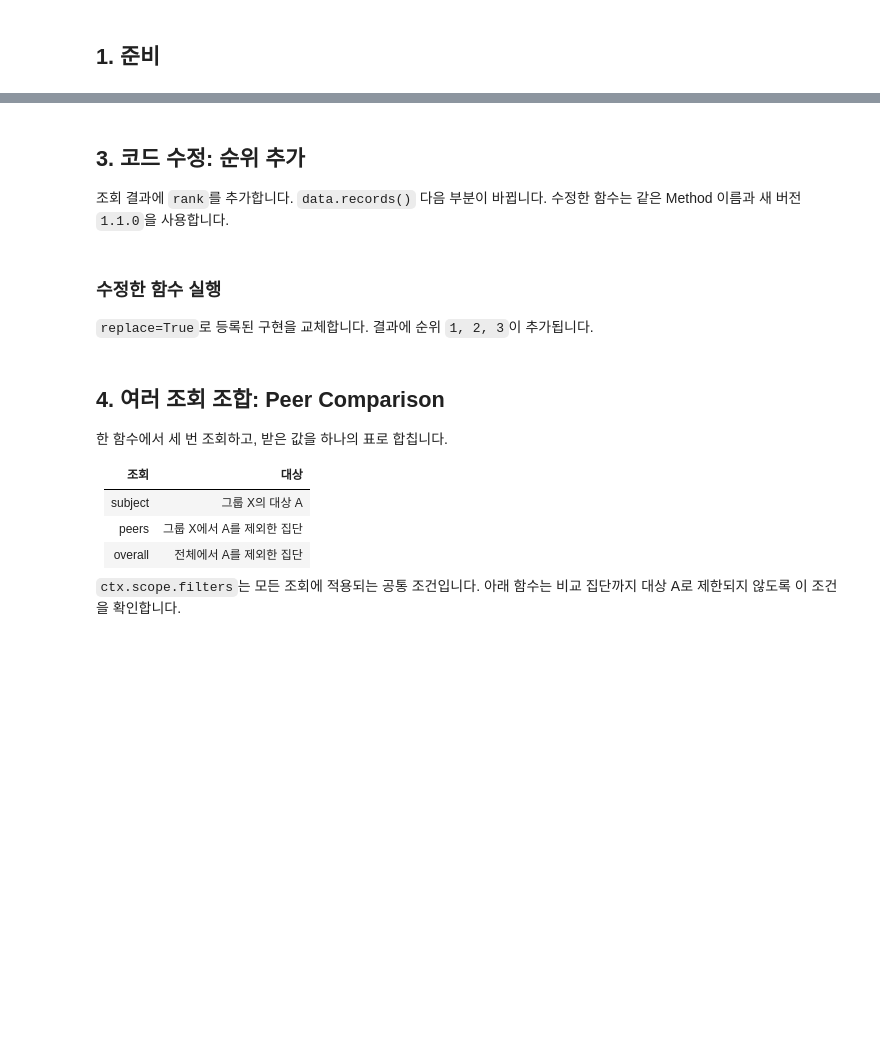
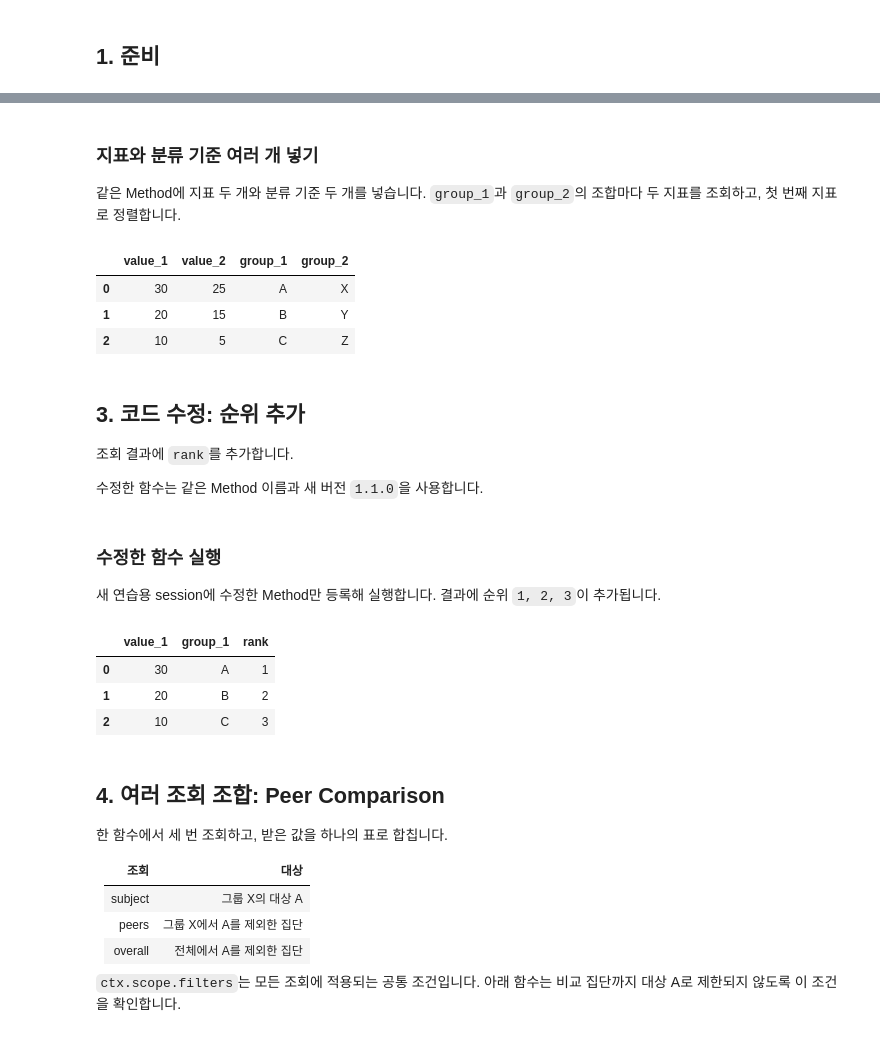
Before and after one commit to haechangcho/decision-layer, a Jupyter notebook: examples/methods/patterns/write_your_method.ko.ipynb, the cells around one changed output, grey strips where cells are left out. Saved outputs shown, nothing was run; the diff lists cells and outputs as text; code cells hidden in the pictures; blank space fills up the shorter version.

```diff
--- a/examples/methods/patterns/write_your_method.ko.ipynb
+++ b/examples/methods/patterns/write_your_method.ko.ipynb
@@ -116,6 +136,41 @@ show_table([
+# %% [markdown]
+### 지표와 분류 기준 여러 개 넣기
+
+같은 Method에 지표 두 개와 분류 기준 두 개를 넣습니다. `group_1`과 `group_2`의 조합마다 두 지표를 조회하고, 첫 번째 지표로 정렬합니다.
+# %%
+multi_session = await example_data.example_session("multi_group")
+multi_session.register(my_by_group)
+
+multi_trial = await multi_session.run(
+    my_by_group,
+    selected_measures=[
+        "cube://practice/observations/value",
+        "cube://practice/observations/before_value",
+    ],
+    group_by=[
+        "cube://practice/observations/group",
+        "cube://practice/observations/subject",
+    ],
+    scope=Scope(("2026-02-01", "2026-02-28"), "cube://practice/observations/date"),
+    limit=3,
+)
+
+assert multi_trial.result.status == "success"
+assert multi_trial.result.primary.data[0] == {
+    "value_1": 30, "value_2": 25, "group_1": "A", "group_2": "X",
+}
+show_table(multi_trial.result.primary.data)
+multi_session.close()
+# %% [output]
+|  | value_1 | value_2 | group_1 | group_2 |
+| 0 | 30 | 25 | A | X |
+| 1 | 20 | 15 | B | Y |
+| 2 | 10 | 5 | C | Z |
 # %% [markdown]
 ## 3. 코드 수정: 순위 추가
 
-조회 결과에 `rank`를 추가합니다. `data.records()` 다음 부분이 바뀝니다. 수정한 함수는 같은 Method 이름과 새 버전 `1.1.0`을 사용합니다.
+조회 결과에 `rank`를 추가합니다.
+
+수정한 함수는 같은 Method 이름과 새 버전 `1.1.0`을 사용합니다.
 # %%
 @method("workshop.by_group", version="1.1.0", interpretation="descriptive")
@@ -134,16 +189,15 @@ async def my_ranked_by_group(ctx, *, measure: Measure, group: Dimension,
 # %% [markdown]
 ### 수정한 함수 실행
 
-`replace=True`로 등록된 구현을 교체합니다. 결과에 순위 `1, 2, 3`이 추가됩니다.
+새 연습용 session에 수정한 Method만 등록해 실행합니다. 결과에 순위 `1, 2, 3`이 추가됩니다.
 # %%
 ranked_session = await example_data.example_session("by_group")
-ranked_session.register(my_by_group)
-ranked_session.register(my_ranked_by_group, replace=True)
+ranked_session.register(my_ranked_by_group)
 
 edited_trial = await ranked_session.run(
     my_ranked_by_group,
-    measure="cube://practice/observations/value",
-    group="cube://practice/observations/group",
+    selected_measures=["cube://practice/observations/value"],
+    group_by=["cube://practice/observations/group"],
     scope=Scope(
         ("2026-02-01", "2026-02-28"),
         "cube://practice/observations/date",
@@ -153,10 +207,15 @@ edited_trial = await ranked_session.run(
 
 assert edited_trial.result.status == "success"
 assert [row["rank"] for row in edited_trial.result.primary.data] == [1, 2, 3]
-assert [row["value"] for row in edited_trial.result.primary.data] == [30, 20, 10]
+assert [row["value_1"] for row in edited_trial.result.primary.data] == [30, 20, 10]
 show_table(edited_trial.result.primary.data)
 
 ranked_session.close()
+# %% [output]
+|  | value_1 | group_1 | rank |
+| 0 | 30 | A | 1 |
+| 1 | 20 | B | 2 |
+| 2 | 10 | C | 3 |
 # %% [markdown]
 ## 4. 여러 조회 조합: Peer Comparison
 
```
Also changed, not shown: parts of 22 cells of this notebook, 3 other files.
